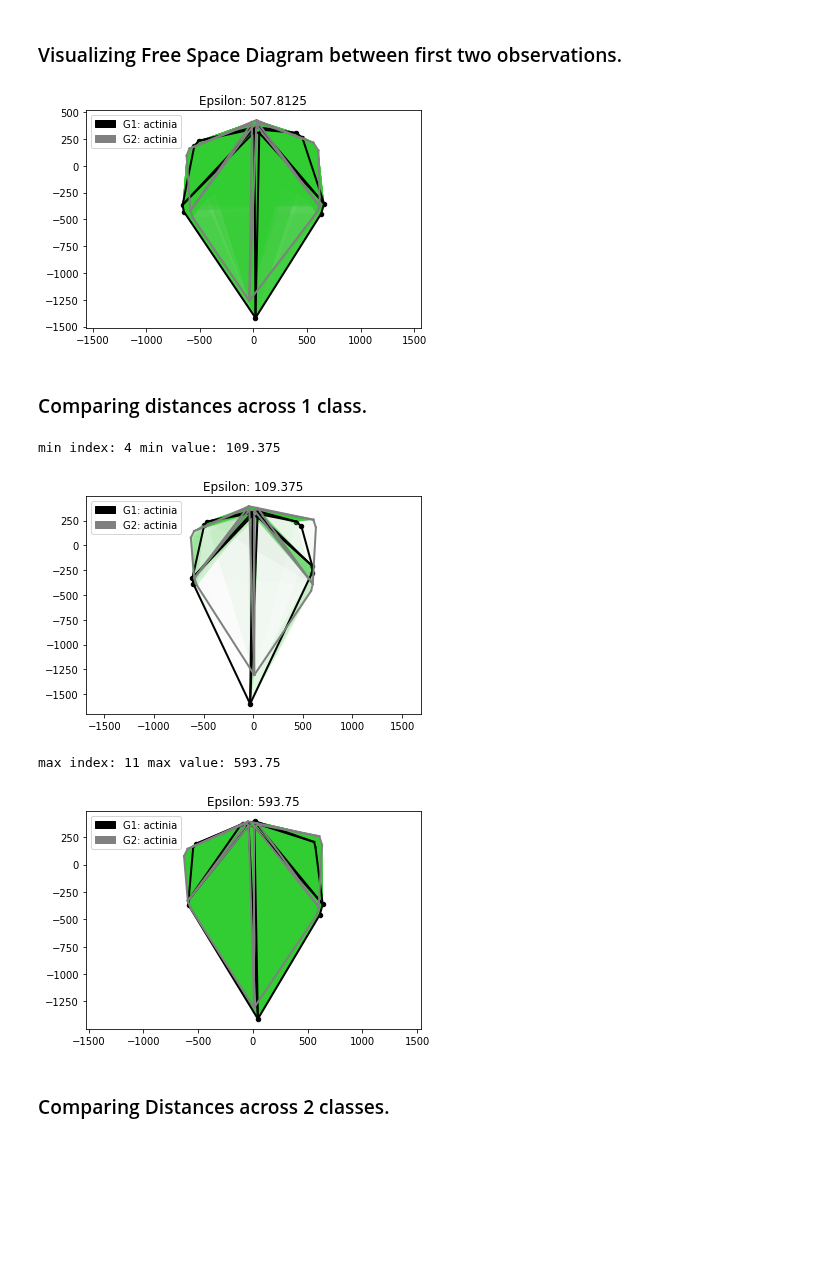
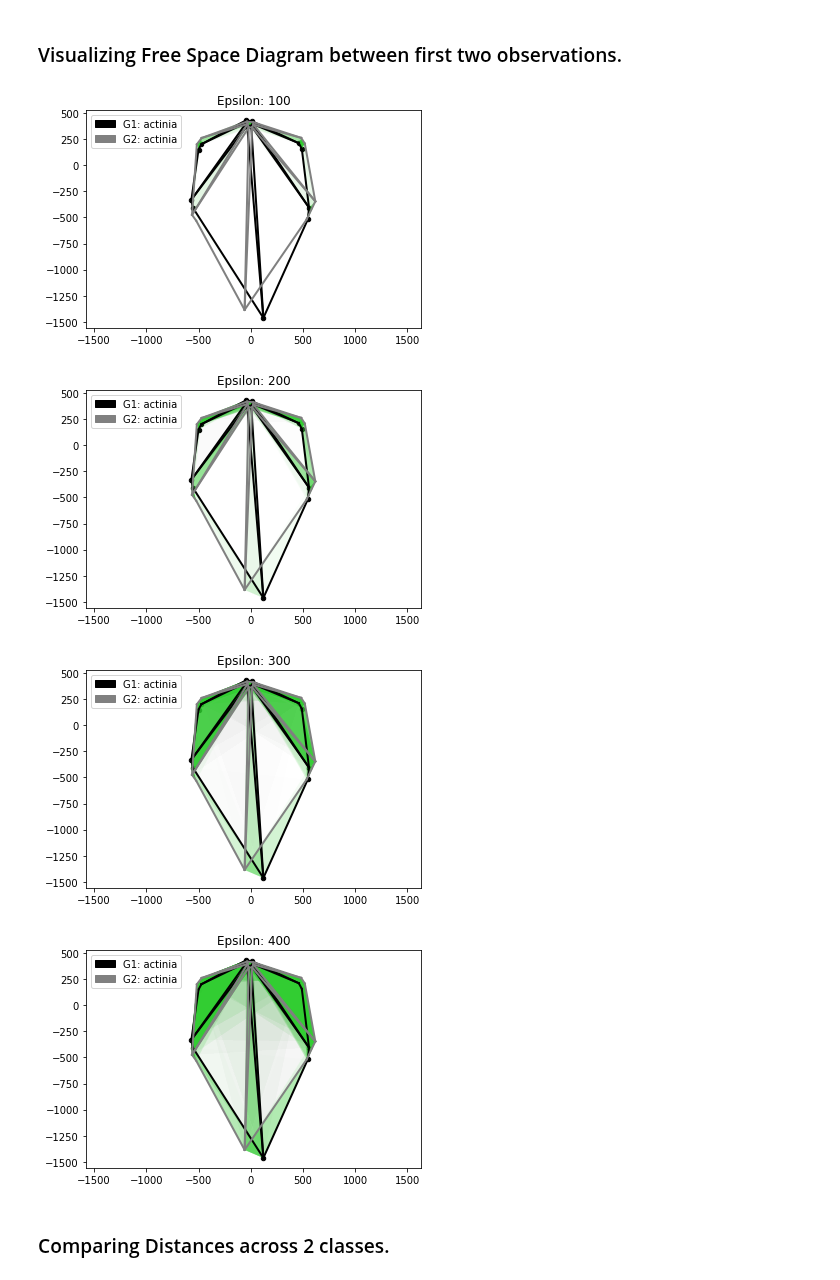
Before and after one commit to compgeomTU/will_rodman_thesis, a Jupyter notebook: leaf_data/maracuya.ipynb, the cells around one changed output. Drawn from its saved outputs; the diff is of its cells as text; code cells hidden in the pictures; blank space fills up the shorter version.

```diff
--- a/leaf_data/maracuya.ipynb
+++ b/leaf_data/maracuya.ipynb
@@ -123,7 +120,7 @@ x_headers = [f'x{i}' for i in range(1, 16)]
 y_headers = [f'y{i}' for i in range(1, 16)]
 
 # function to convert observation into Graph object
-def observation_to_graph(row):
+def row_to_graph(row):
     x_row, y_row = row[x_headers], row[y_headers]
     graph = Graph()
     graph.name = row['species']
@@ -141,7 +138,7 @@ def observation_to_graph(row):
 # %%
 # First two observation example.
 row_1, row_2 = df.iloc[0], df.iloc[1]
-graph_1, graph_2 = observation_to_graph(row_1), observation_to_graph(row_2)
+graph_1, graph_2 = row_to_graph(row_1), row_to_graph(row_2)
 
 # comparing two identical graphs
 binary_search = BinarySearch(graph_1, graph_1, left=0, right=1000, precision=10)
@@ -164,45 +161,14 @@ Computing graph_1 by graph_2 (traversed) minimum epsilon: 507.8125
 # %% [markdown]
 ### Visualizing Free Space Diagram between first two observations.
 # %%
-visual = Visualize(graph_1, graph_2, epsilon=epsilon)
-visual.plot_freespace()
+for epsilon in range(100, 500, 100):
+    visual = Visualize(graph_1, graph_2, epsilon=epsilon)
+    visual.plot_freespace()
 # %% [output]
-[figure, old version]
+[figure, new version]
+[figure, added]
+[figure, added]
+[figure, added]
-# %% [markdown]
-### Comparing distances across 1 class.
-# %%
-actinia_df = df[df['species'] == 'actinia']
-
-# converting row to graphs
-actinia_graphs = list()
-for index, row in actinia_df.iterrows():
-    graph = observation_to_graph(row)
-    actinia_graphs.append(graph)
-
-# sample graph
-sample_actinia = actinia_graphs.pop()
-
-# computing eps
-epsilons = list(map(lambda g: BinarySearch(g, sample_actinia, left=0, right=1000, precision=10).search(), actinia_graphs))
-
-# min case
-min_epsilon = min(epsilons)
-index = epsilons.index(min_epsilon)
-print("min index:", index, "min value:", min_epsilon)
-visual = Visualize(actinia_graphs[index], sample_actinia, epsilon=min_epsilon)
-visual.plot_freespace()
-
-# max case
-max_epsilon = max(epsilons)
-index = epsilons.index(max_epsilon)
-print("max index:", index, "max value:", max_epsilon)
-visual = Visualize(actinia_graphs[index], sample_actinia, epsilon=max_epsilon)
-visual.plot_freespace()
-# %% [output]
-min index: 4 min value: 109.375
-[figure, removed]
-max index: 11 max value: 593.75
-[figure, removed]
 # %% [markdown]
 ### Comparing Distances across 2 classes.
 # %%
```
Also changed, not shown: parts of 9 cells of this notebook, 8 other files.
